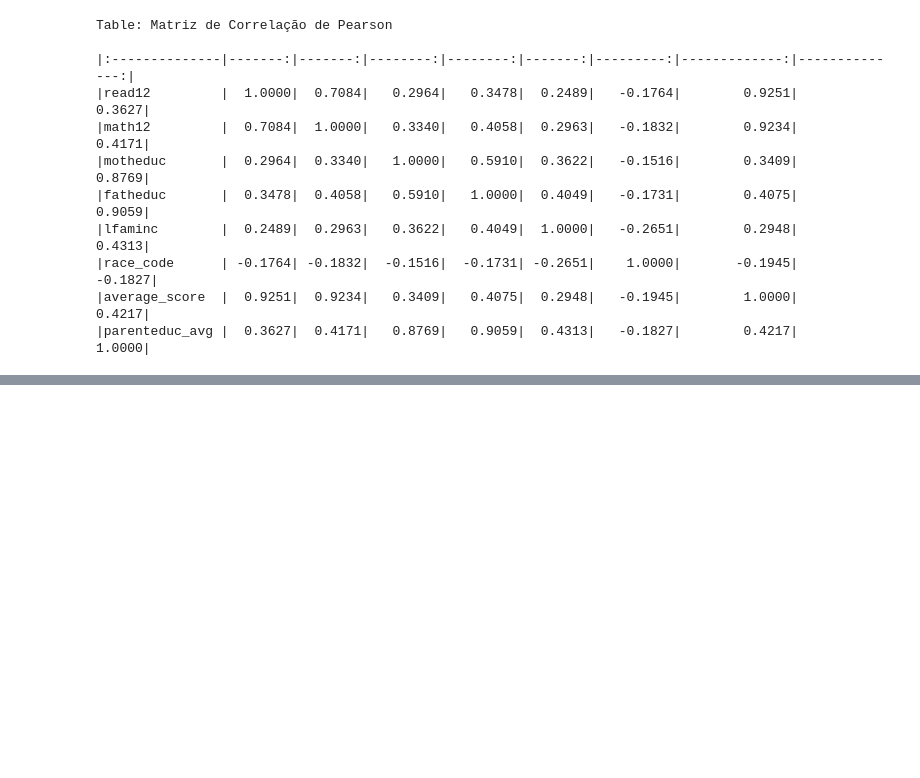
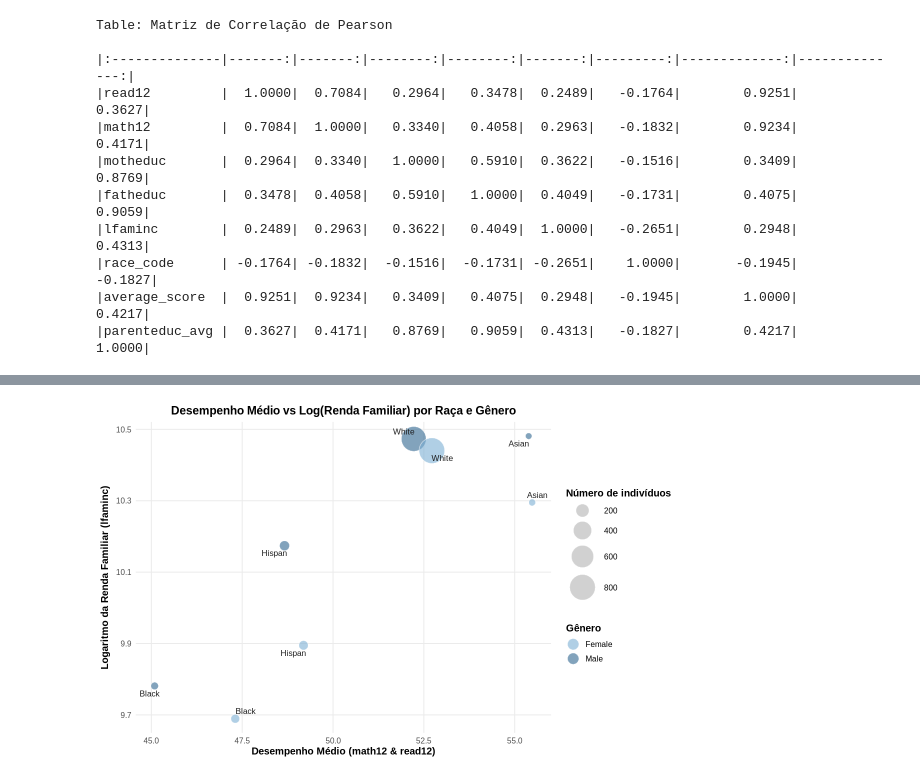
Before and after one commit to pedrovcardoso/trabalho-estatistica, a Jupyter notebook: trabalho_estatística_testes.ipynb, the cells around one changed output, grey strips where cells are left out. Cells and saved outputs as stored; diff of their text form; code cells hidden in the pictures; blank space fills up the shorter version.

```diff
--- a/trabalho_estatística_testes.ipynb
+++ b/trabalho_estatística_testes.ipynb
@@ -565,0 +600,47 @@ Table: Matriz de Correlação de Pearson
+# %%
+dados_plot <- dados_tratados %>%
+  filter(!is.na(lfaminc) & !is.na(math12) & !is.na(read12) &
+           !is.na(race_name) & !is.na(gender)) %>%
+  mutate(average_score = (math12 + read12) / 2) %>%
+  group_by(race_name, gender) %>%
+  summarise(
+    avg_lfaminc = mean(lfaminc, na.rm = TRUE),
+    avg_score = mean(average_score, na.rm = TRUE),
+    n = n(),
+    .groups = "drop"
+  ) %>%
+  arrange(n)
+
+cores_azuis <- c("Female" = "#7BAFD4", "Male" = "#2F6690")
+
+p_disp <- ggplot(dados_plot, aes(x = avg_score, y = avg_lfaminc)) +
+  geom_point(aes(fill = gender, size = n),
+             shape = 21, color = "white", stroke = 0.6, alpha = 0.6) +
+  geom_text_repel(aes(label = race_name),
+                  size = 3.5, max.overlaps = 30,
+                  box.padding = 0.3, point.padding = 0.35,
+                  color = "#1E1E1E") +
+  scale_fill_manual(values = cores_azuis, name = "Gênero") +
+  scale_size_area(name = "Número de indivíduos", max_size = 14,
+                  breaks = pretty(dados_plot$n, n = 3)) +
+  labs(
+    title = "Desempenho Médio vs Log(Renda Familiar) por Raça e Gênero",
+    x = "Desempenho Médio (math12 & read12)",
+    y = "Logaritmo da Renda Familiar (lfaminc)"
+  ) +
+  theme_minimal(base_size = 12) +
+  theme(
+    plot.title = element_text(hjust = 0.5, face = "bold", size = 14),
+    axis.title = element_text(face = "bold"),
+    legend.title = element_text(face = "bold"),
+    panel.grid.minor = element_blank()
+  ) +
+  guides(
+    fill = guide_legend(override.aes = list(shape = 21, size = 6, alpha = 0.6, color = "white")),
+    size = guide_legend(override.aes = list(shape = 21, fill = "grey70", color = "white", alpha = 0.6))
+  )
+
+options(repr.plot.width = 10, repr.plot.height = 6)
+p_disp
+# %% [output]
+[figure, added]
```
Also changed, not shown: parts of 10 cells of this notebook.
